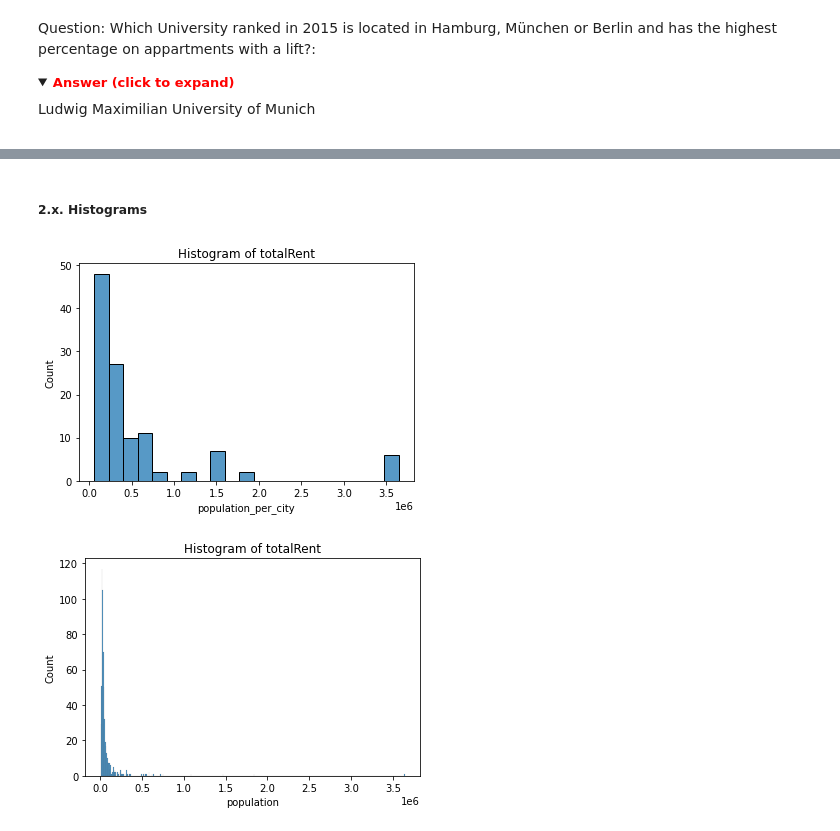
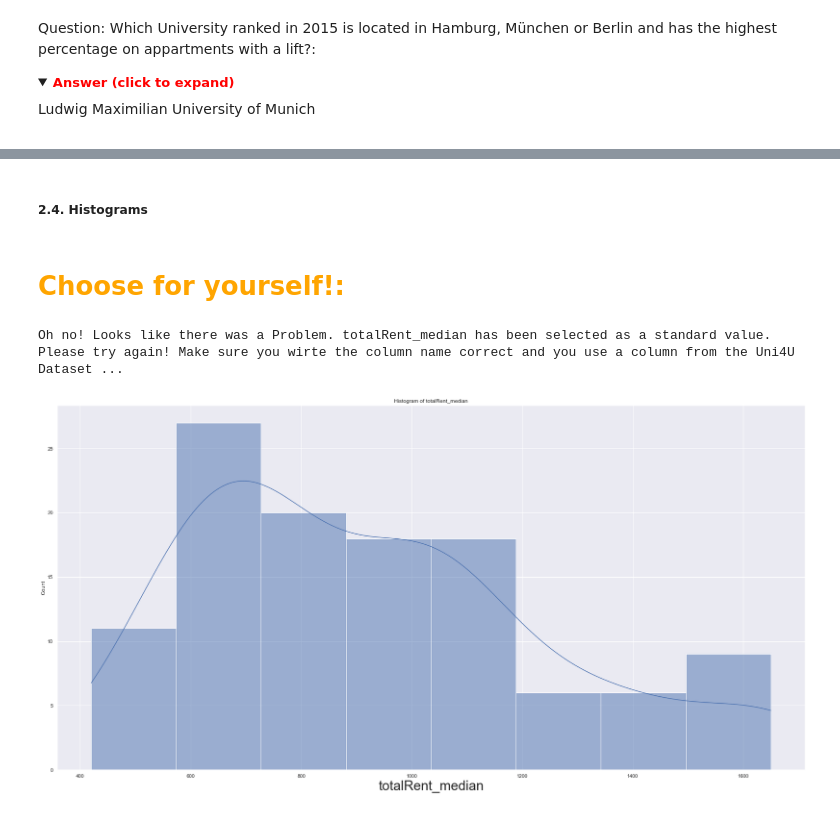
Before and after one commit to reemakk/group-3, a Jupyter notebook: Data_analysis.ipynb, the cells around one changed output, grey strips where cells are left out. Drawn from its saved outputs; the diff is of its cells as text; code cells hidden in the pictures; folded sections open.

```diff
--- a/Data_analysis.ipynb
+++ b/Data_analysis.ipynb
@@ -303,15 +394,18 @@ Oh no! Looks like there was a Problem. totalRent_median has been selected as a s
 | 1 | 1 | 82 | 83 | Ludwig Maximilian University of M... | Germany | 2 | 90 | ... |
 115 rows × 29 columns
 # %% [markdown]
-##### 2.x. Histograms
+##### 2.4. Histograms
-# %%
-sns.histplot(Uni4U_Data["population_per_city"], kde = False).set_title("Histogram of totalRent")
-plt.show()
-# %% [output]
-[figure, removed]
-# %%
-sns.histplot(population_only_adjusteddata["population"], kde = False).set_title("Histogram of totalRent")
-plt.show()
-# %% [output]
-[figure, removed]
+# %% [markdown]
+# <font color='orange'>Choose for yourself!:</font>
+# %%
+#Creates a Histogram with the wished column:
+histx=input_uni4u_column_adjusted()
+sns.histplot(Uni4U_Data[histx], kde = True).set_title("Histogram of "+histx)
+
+
+plt.xlabel(histx, size=30)
+plt.savefig("Pictures/histogram_"+histx+".jpeg")
+# %% [output]
+Oh no! Looks like there was a Problem. totalRent_median has been selected as a standard value. Please try again! Make sure you wirte the column name correct and you use a column from the Uni4U Dataset ...
+[figure, added]
 # %% [markdown]
```
Also changed, not shown: parts of 30 cells of this notebook, 12 other files.
